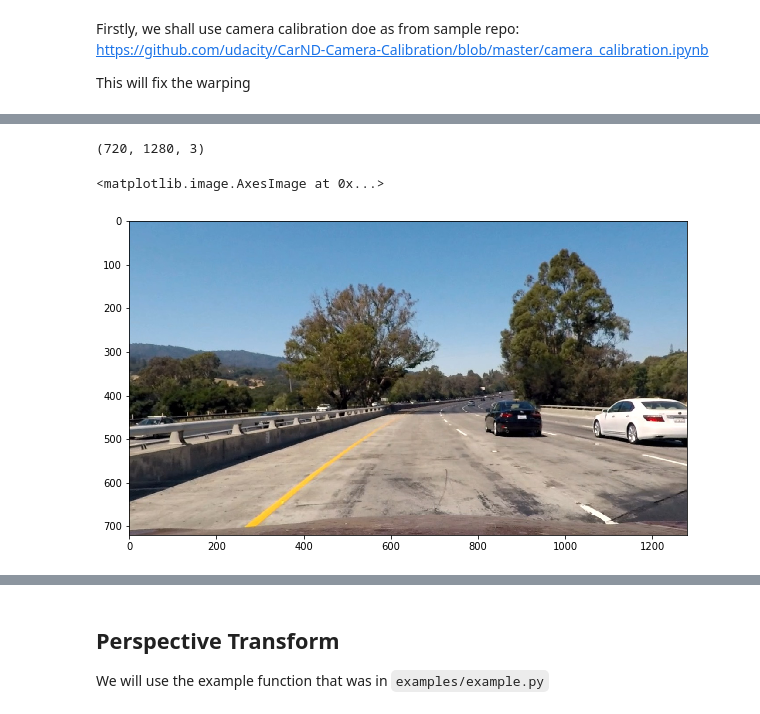
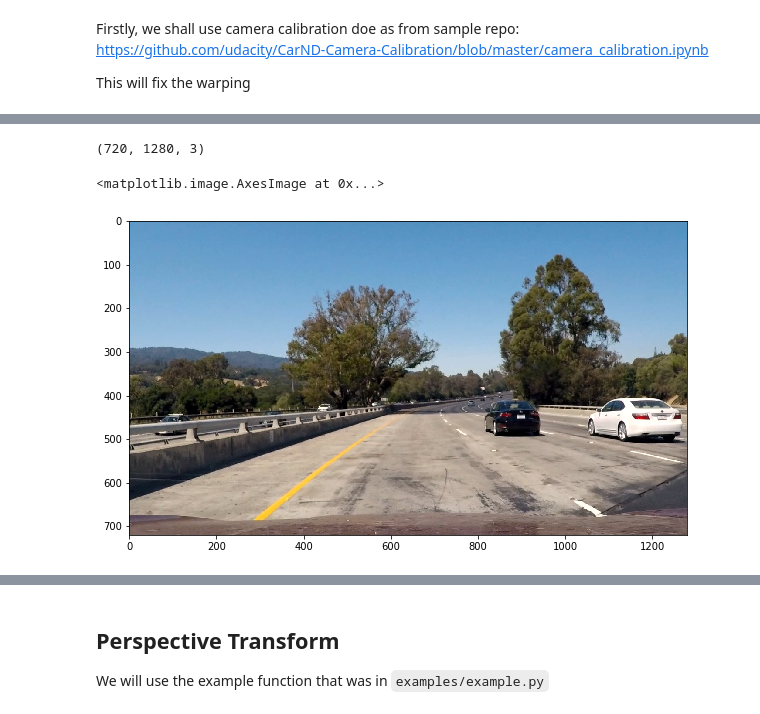
Before and after one commit to chappers/CarND-Advanced-Lane-Lines, a Jupyter notebook: project.ipynb, the cells around one changed output, grey strips where cells are left out. Drawn from its saved outputs; the diff is of its cells as text; code cells hidden in the pictures.

```diff
--- a/project.ipynb
+++ b/project.ipynb
@@ -67,5 +70,5 @@ for fname in images:
 # %%
-img = cv2.imread('camera_cal/calibration2.jpg')
+img = cv2.imread('camera_cal/calibration1.jpg')
 img_size = (img.shape[1], img.shape[0])
 
 # based on "Correcting for Distortion" Udacity vid
@@ -73,3 +76,5 @@ ret, mtx, dist, rvecs, tvecs = cv2.calibrateCamera(objpoints, imgpoints, img_siz
 
 def undistort_image(image):
     return cv2.undistort(image, mtx, dist, None, mtx)
+
+undistort_img = undistort_image(img)
@@ -76,9 +91,9 @@ def undistort_image(image):
 # %%
 # testing this
 test_img = undistort_image(mpimg.imread('test_images/test1.jpg'))
 print(test_img.shape)
-plt.imshow(test_img)
+plt.imshow(mpimg.imread('test_images/test1.jpg'))
 # %% [output]
 (720, 1280, 3)
 <matplotlib.image.AxesImage at 0x...>
-[figure, old version]
+[figure, new version]
```
Also changed, not shown: parts of 14 cells of this notebook, 10 other files.
